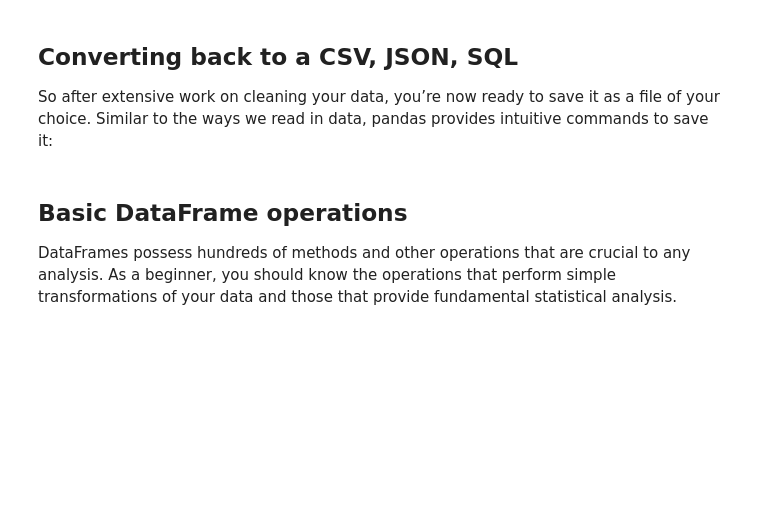
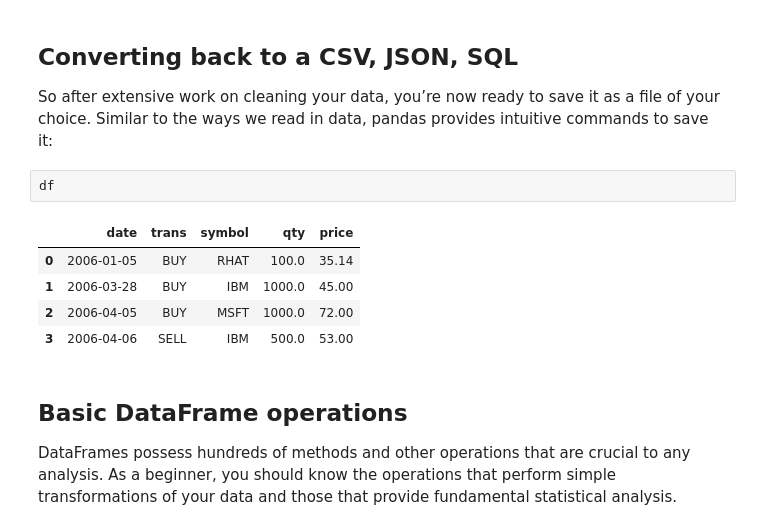
Before and after one commit to ibdafna/learning_jupyter_with_bloomberg, a Jupyter notebook: notebooks/Webinar_2/Data_Sources.ipynb, the cells around one changed output. Saved outputs shown, nothing was run; the diff lists cells and outputs as text; blank space fills up the shorter version.

```diff
--- a/notebooks/Webinar_2/Data_Sources.ipynb
+++ b/notebooks/Webinar_2/Data_Sources.ipynb
@@ -112,6 +152,14 @@ For this example we are going to use the free API of **finnhub.io**
 ## Converting back to a CSV, JSON, SQL
 
 So after extensive work on cleaning your data, you’re now ready to save it as a file of your choice. Similar to the ways we read in data, pandas provides intuitive commands to save it:
+# %%
+df
+# %% [output]
+|  | date | trans | symbol | qty | price |
+| 0 | 2006-01-05 | BUY | RHAT | 100.0 | 35.14 |
+| 1 | 2006-03-28 | BUY | IBM | 1000.0 | 45.00 |
+| 2 | 2006-04-05 | BUY | MSFT | 1000.0 | 72.00 |
+| 3 | 2006-04-06 | SELL | IBM | 500.0 | 53.00 |
 # %% [markdown]
 ## Basic DataFrame operations
 
```
Also changed, not shown: parts of 17 cells of this notebook, 1 other file.
